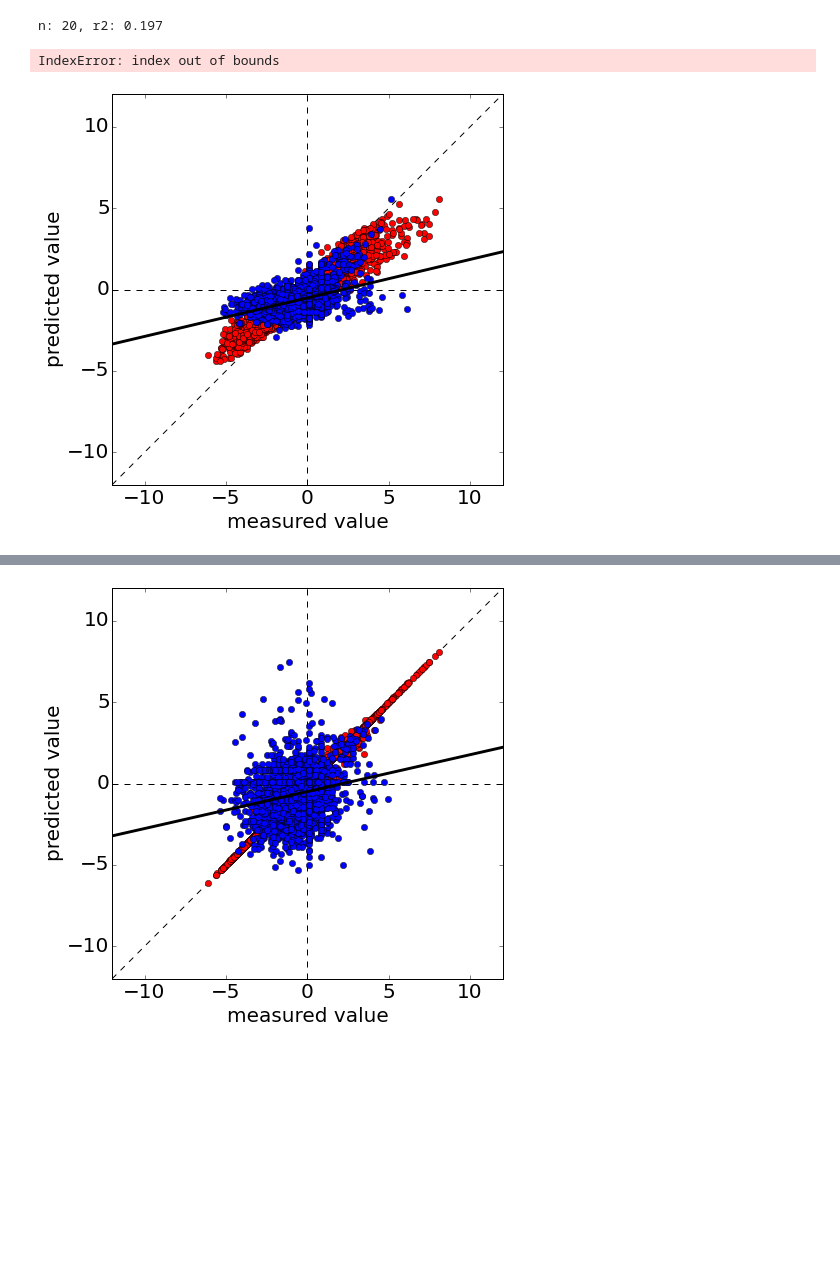
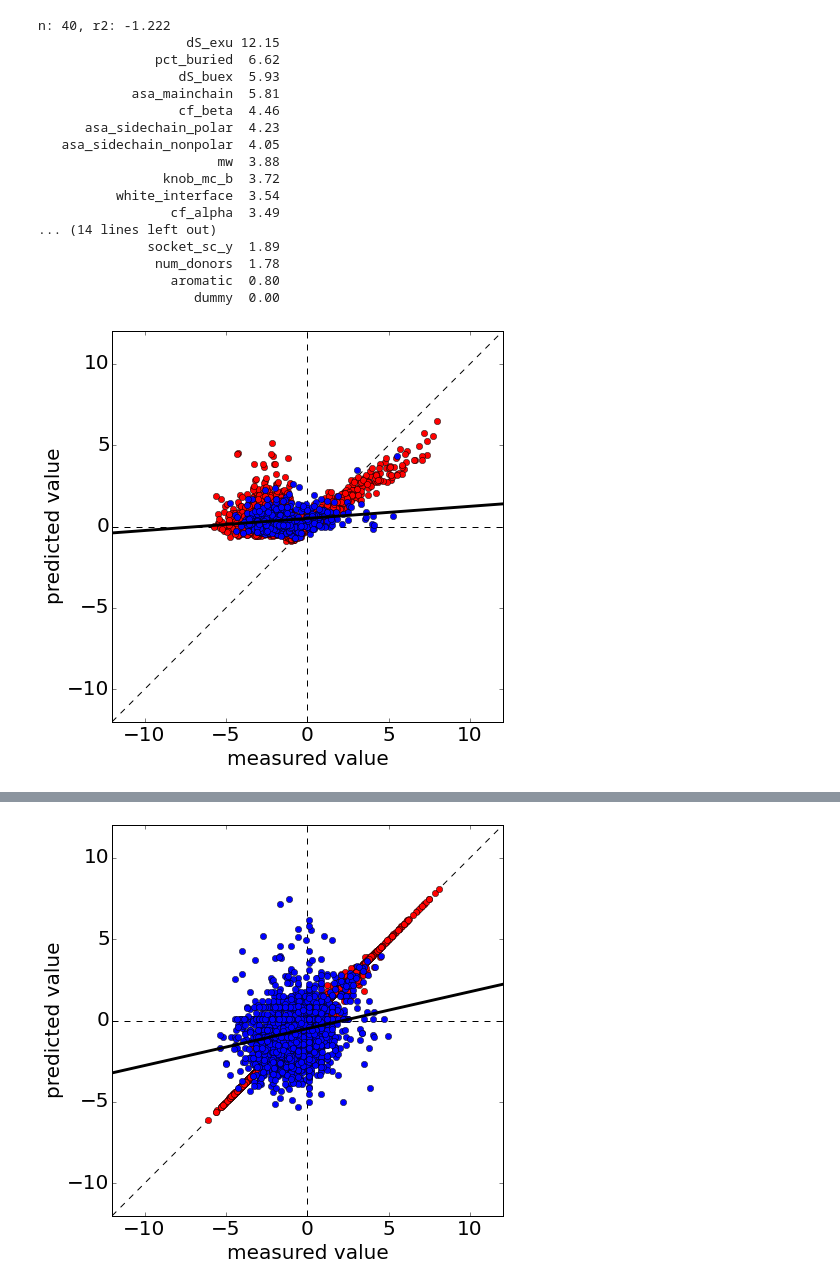
Before and after one commit to harmslab/hops, a Jupyter notebook: example/01 Play With Input.ipynb, the cells around one changed output, grey strips where cells are left out. Cells and saved outputs as stored; diff of their text form; code cells hidden in the pictures; blank space fills up the shorter version.

Commit message:
working on improved machine learning

```diff
--- a/example/01 Play With Input.ipynb
+++ b/example/01 Play With Input.ipynb
@@ -7,12 +7,12 @@ from learnpep import data, features, plot
 
 import sklearn
 # %%
-charge = lp.features.SequenceCharge("amino-acid-data-table.csv",window_size=3)
-main_features = lp.features.SequenceMain("amino-acid-data-table.csv",window_size=3)
+charge = lp.features.SequenceCharge("amino-acid-data-table.csv",12)
+main_features = lp.features.SequenceMain("amino-acid-data-table.csv",12,use_sliding_windows=False,use_flip_pattern=False) #False,use_flip_pattern=False)
 
-ml = lp.data.MachineLearnerData("0.000uM.txt")
+ml = lp.data.MachineLearnerData("enrich-in-p000.txt") # 0.100uM.txt")
 #ml = lp.data.MachineLearnerData("test")
-ml.add_feature(charge)
+#ml.add_feature(charge)
 ml.add_feature(main_features)
 # %%
 ml.remove_filters()
@@ -20,25 +20,48 @@ ml.remove_classes()
 #ml.add_classes([-5,0,5])
 #ml.add_cutoff_filter(">",-2)
 # %%
-#from sklearn import ensemble
+from sklearn import ensemble
 
-fst = sklearn.ensemble.RandomForestRegressor(n_estimators=20)
+fst = sklearn.ensemble.RandomForestRegressor(n_estimators=40)
+#weights = np.exp(ml.training_values)
+weights = (ml.training_values >= -1)*10
+
+
 #fst = sklearn.ensemble.RandomForestClassifier(n_estimators=20)
-fst.fit(ml.training_features, ml.training_values)
+fst.fit(ml.training_features, ml.training_values,sample_weight=weights)
+
+
+
 
 lp.plot.correlation(ml,fst)
 
 print("n: {:d}, r2: {:.3f}".format(fst.n_estimators,fst.score(ml.test_features,ml.test_values)))
 
 order = np.argsort(fst.feature_importances_)
 order = order[::-1]
 for i in order:
-    print("{:>25s}{:6.2f}".format(ml._feature_names[i],100*fst.feature_importances_[i]))
+    #print("{}{:6.2f}".format(ml._feature_names[i],100*fst.feature_importances_[i]))
+    print("{:>25s}{:6.2f}".format(ml.feature_names[i],100*fst.feature_importances_[i]))
     #print("{:6.2f}".format(100*fst.feature_importances_[i]))
 # %% [output]
-n: 20, r2: 0.197
+n: 40, r2: -1.222
+                   dS_exu 12.15
+               pct_buried  6.62
+                  dS_buex  5.93
+            asa_mainchain  5.81
+                  cf_beta  4.46
+      asa_sidechain_polar  4.23
+   asa_sidechain_nonpolar  4.05
+                       mw  3.88
+                knob_mc_b  3.72
+          white_interface  3.54
+                 cf_alpha  3.49
+... (14 lines left out)
+              socket_sc_y  1.89
+               num_donors  1.78
+                 aromatic  0.80
+                    dummy  0.00
-IndexError: index out of bounds
-[figure, old version]
+[figure, new version]
 # %%
 from sklearn import ensemble
 
```
Also changed, not shown: parts of 2 cells of this notebook, 2 other files.
